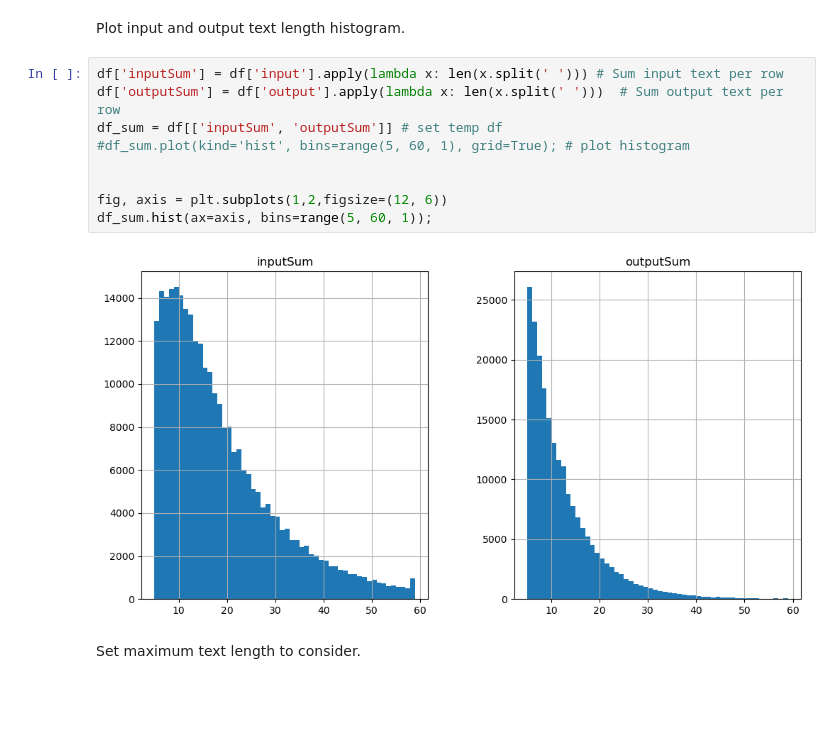
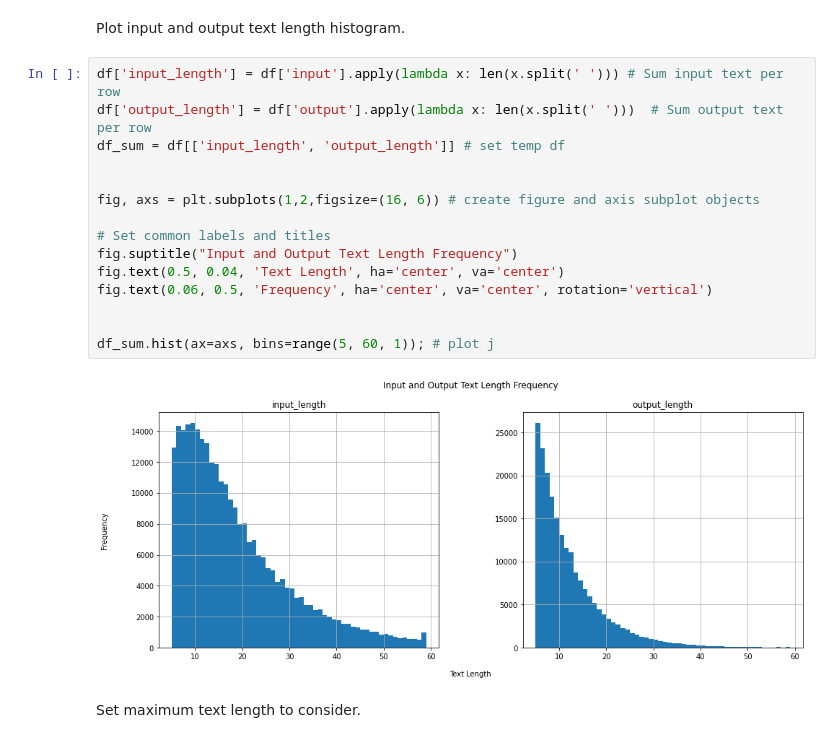
Before and after one commit to juliacalvo/generative-chatbot, a Jupyter notebook: ChatBot.ipynb, the cells around one changed output. Cells and saved outputs as stored; diff of their text form; blank space fills up the shorter version.

```diff
--- a/ChatBot.ipynb
+++ b/ChatBot.ipynb
@@ -247,16 +270,22 @@ ParserError: Error tokenizing data. C error: Calling read(nbytes) on source fail
 # %% [markdown]
 Plot input and output text length histogram.
 # %%
-df['inputSum'] = df['input'].apply(lambda x: len(x.split(' '))) # Sum input text per row
-df['outputSum'] = df['output'].apply(lambda x: len(x.split(' ')))  # Sum output text per row
-df_sum = df[['inputSum', 'outputSum']] # set temp df
-#df_sum.plot(kind='hist', bins=range(5, 60, 1), grid=True); # plot histogram
+df['input_length'] = df['input'].apply(lambda x: len(x.split(' '))) # Sum input text per row
+df['output_length'] = df['output'].apply(lambda x: len(x.split(' ')))  # Sum output text per row
+df_sum = df[['input_length', 'output_length']] # set temp df
 
 
-fig, axis = plt.subplots(1,2,figsize=(12, 6))
-df_sum.hist(ax=axis, bins=range(5, 60, 1));
+fig, axs = plt.subplots(1,2,figsize=(16, 6)) # create figure and axis subplot objects
+
+# Set common labels and titles
+fig.suptitle("Input and Output Text Length Frequency")
+fig.text(0.5, 0.04, 'Text Length', ha='center', va='center')
+fig.text(0.06, 0.5, 'Frequency', ha='center', va='center', rotation='vertical')
+
+
+df_sum.hist(ax=axs, bins=range(5, 60, 1)); # plot j
 # %% [output]
-[figure, old version]
+[figure, new version]
 # %% [markdown]
 Set maximum text length to consider.
 # %%
```
Also changed, not shown: parts of 21 cells of this notebook.
